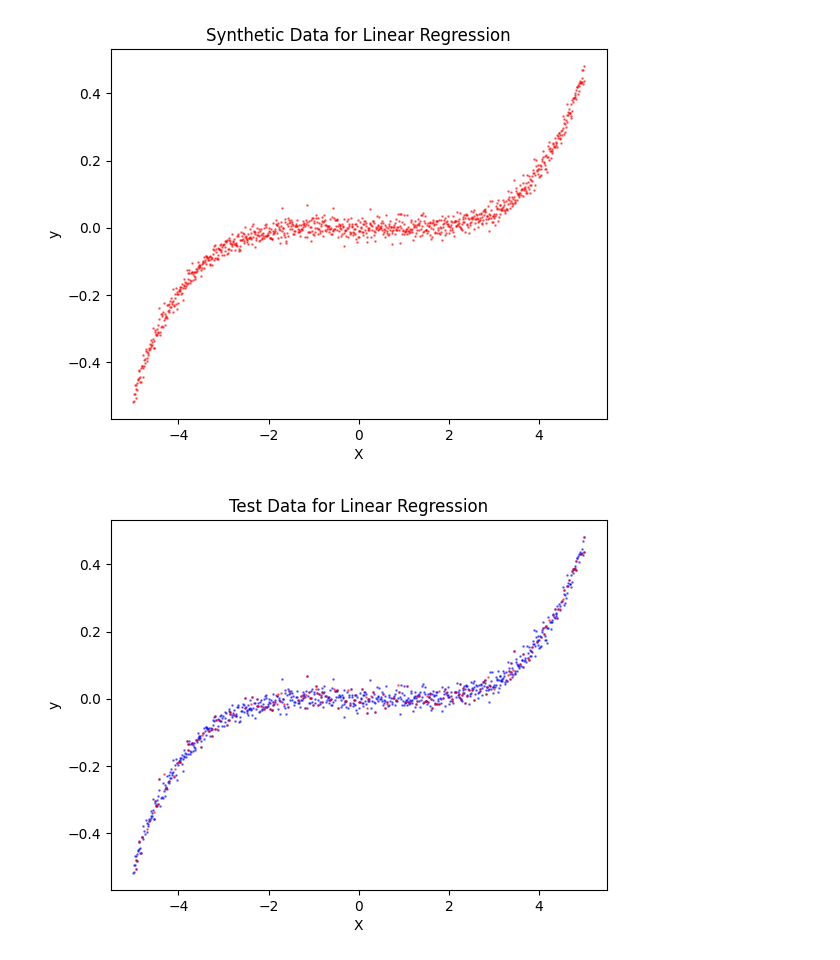
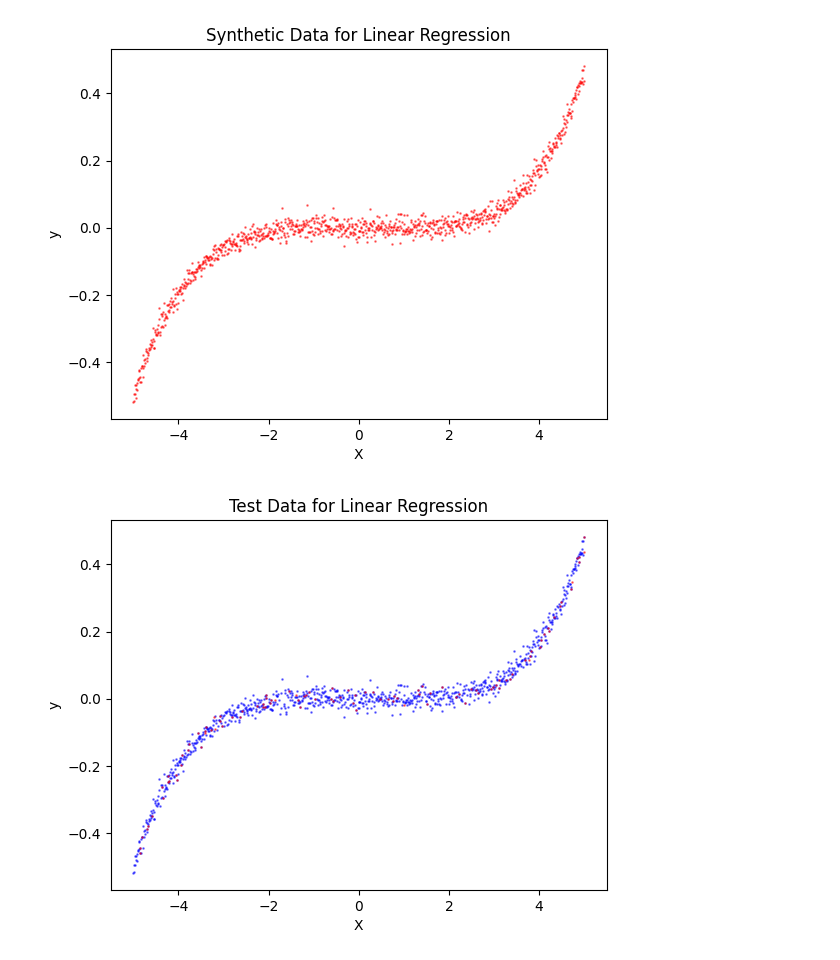
Before and after one commit to mouryarahul/7CS107_PracticalWorks_Assignment, a Jupyter notebook: LinearRegression.ipynb, the cells around one changed output. Drawn from its saved outputs; the diff is of its cells as text; code cells hidden in the pictures.

```diff
--- a/LinearRegression.ipynb
+++ b/LinearRegression.ipynb
@@ -23,22 +23,22 @@ plt.show()
 [figure]
 # %%
 # Randomly Split data into training, and testing sets
-train_size = int(0.8 * len(X))
+train_size = int(0.9 * len(X))
 train_indices = torch.randperm(len(X))[:train_size]
 test_indices = torch.randperm(len(X))[train_size:]
 
 X_train, y_train = X[train_indices], y[train_indices]
 X_test, y_test = X[test_indices], y[test_indices]
 
 # Plot the Train and Test data
 plt.scatter(X_train.numpy(), y_train.numpy(), marker='.', alpha=0.5, s=3, c='blue')
 plt.scatter(X_test.numpy(), y_test.numpy(), marker='.', alpha=0.5, s=3, c='red')
 plt.title('Test Data for Linear Regression')
 plt.xlabel('X')
 plt.ylabel('y')
 plt.show()
 # %% [output]
-[figure, old version]
+[figure, new version]
 # %%
 # Define a simple Multi-Layer Perceptron (MLP) model for regression
 class MLP(nn.Module):
```
Also changed, not shown: parts of 3 cells of this notebook.
